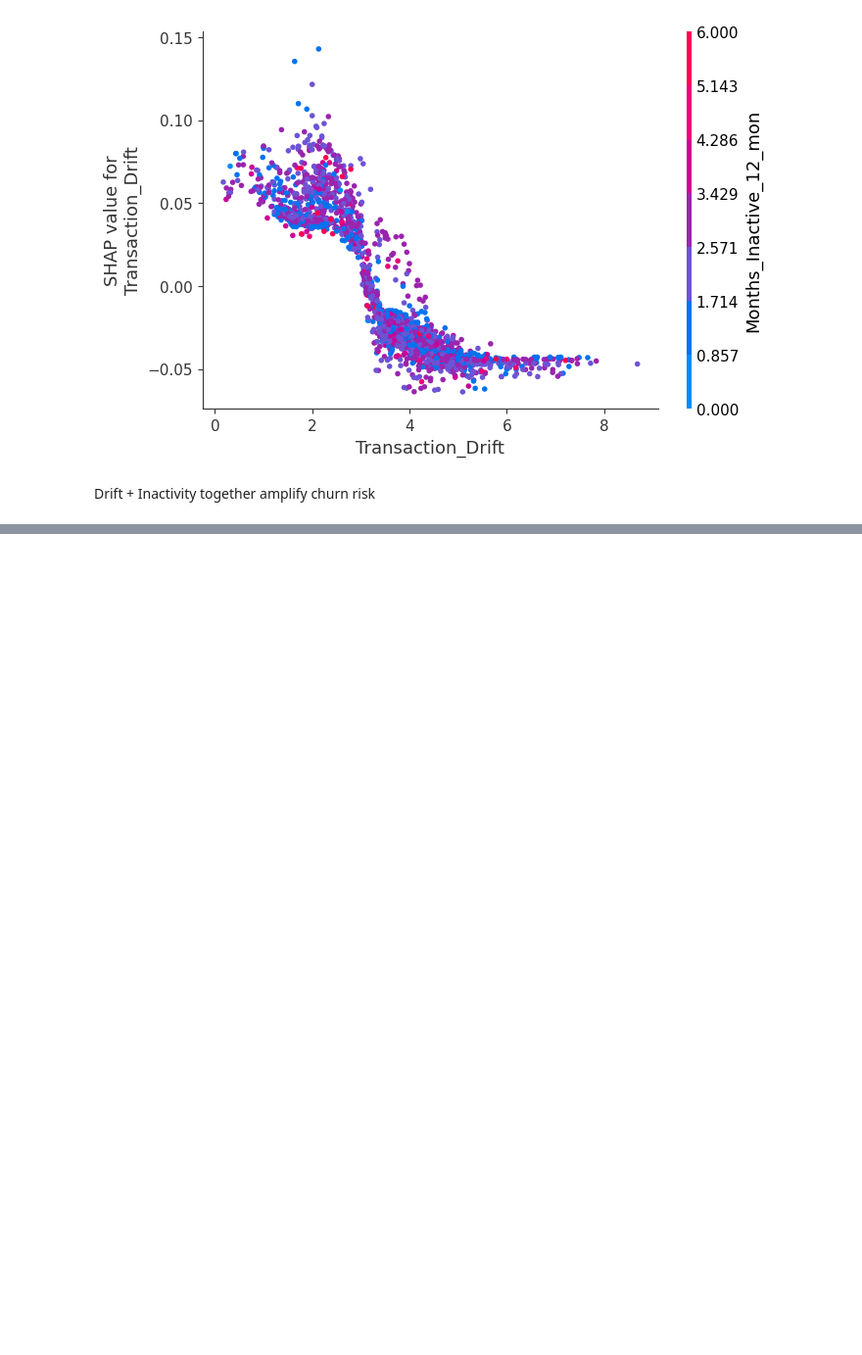
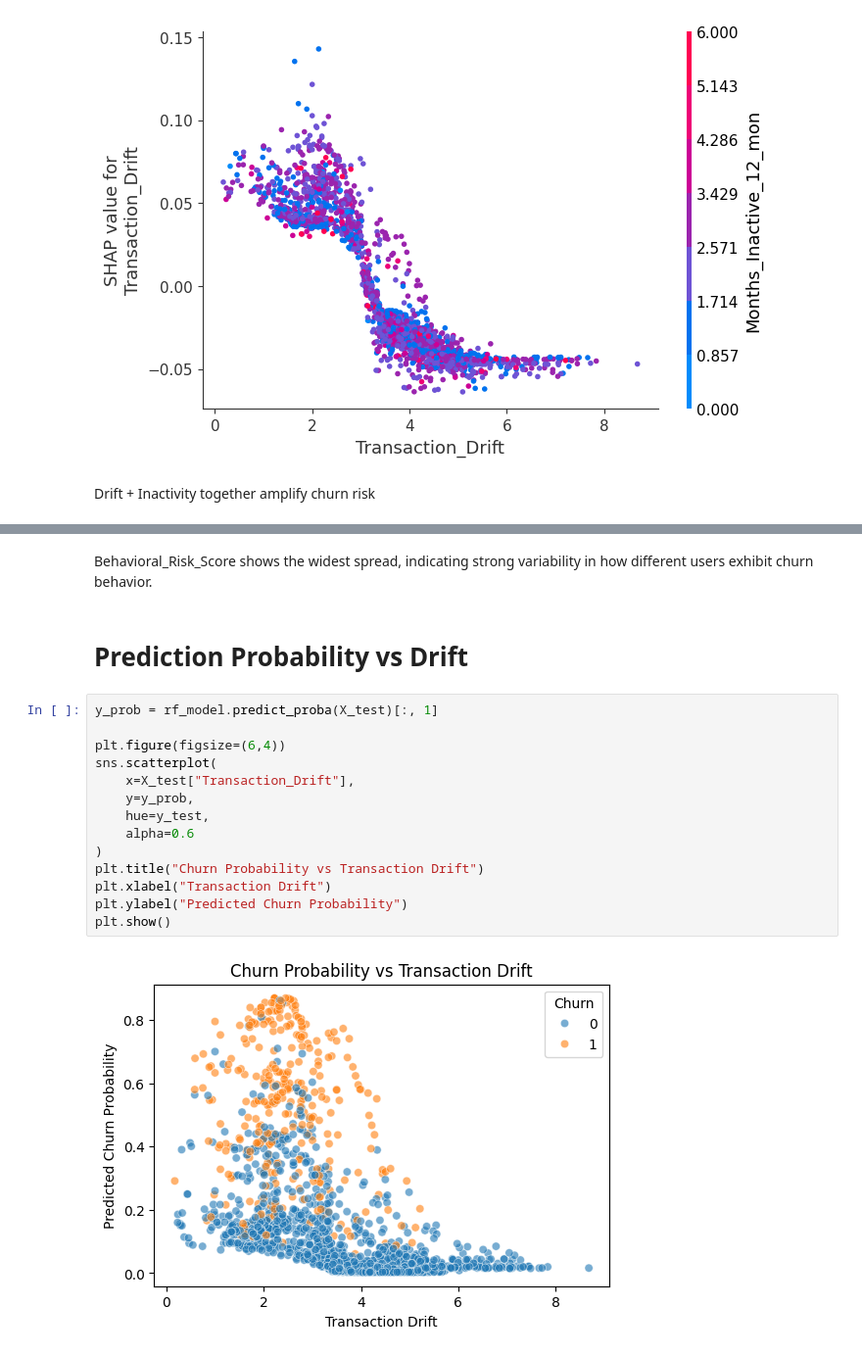
Before and after one commit to ommishra03/Customer_Spending_-_Engagement_Analytics, a Jupyter notebook: Statistical_Analysis/05_predictive_modeling.ipynb, the cells around one changed output, grey strips where cells are left out. Shown at 98% size. Saved outputs shown, nothing was run; the diff lists cells and outputs as text; blank space fills up the shorter version.

Commit message:
Updated analysis, improved models, and refined notebooks

```diff
--- a/Statistical_Analysis/05_predictive_modeling.ipynb
+++ b/Statistical_Analysis/05_predictive_modeling.ipynb
@@ -358,0 +389,21 @@ Drift + Inactivity together amplify churn risk
+# %% [markdown]
+Behavioral_Risk_Score shows the widest spread, indicating strong variability
+in how different users exhibit churn behavior.
+# %% [markdown]
+# Prediction Probability vs Drift
+# %%
+y_prob = rf_model.predict_proba(X_test)[:, 1]
+
+plt.figure(figsize=(6,4))
+sns.scatterplot(
+    x=X_test["Transaction_Drift"],
+    y=y_prob,
+    hue=y_test,
+    alpha=0.6
+)
+plt.title("Churn Probability vs Transaction Drift")
+plt.xlabel("Transaction Drift")
+plt.ylabel("Predicted Churn Probability")
+plt.show()
+# %% [output]
+[figure, added]
```
Also changed, not shown: parts of 14 cells of this notebook, 4 other files.
